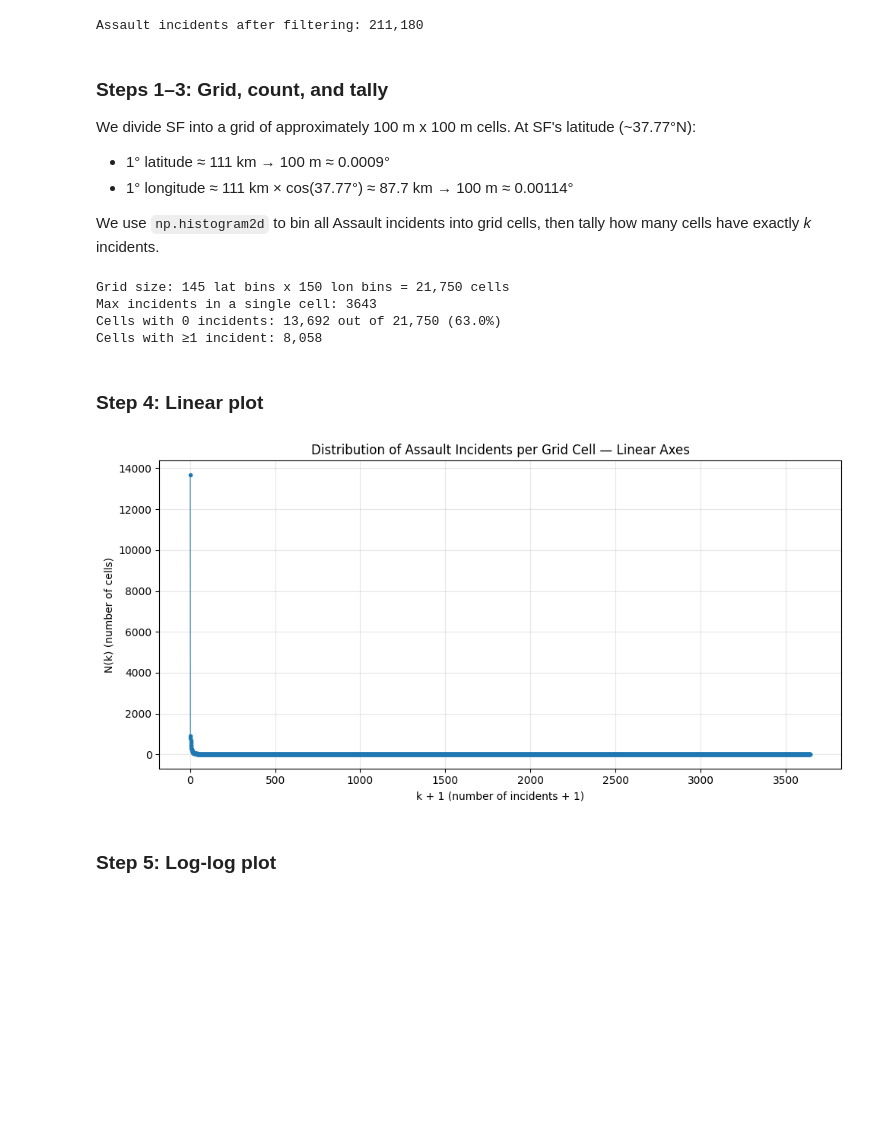
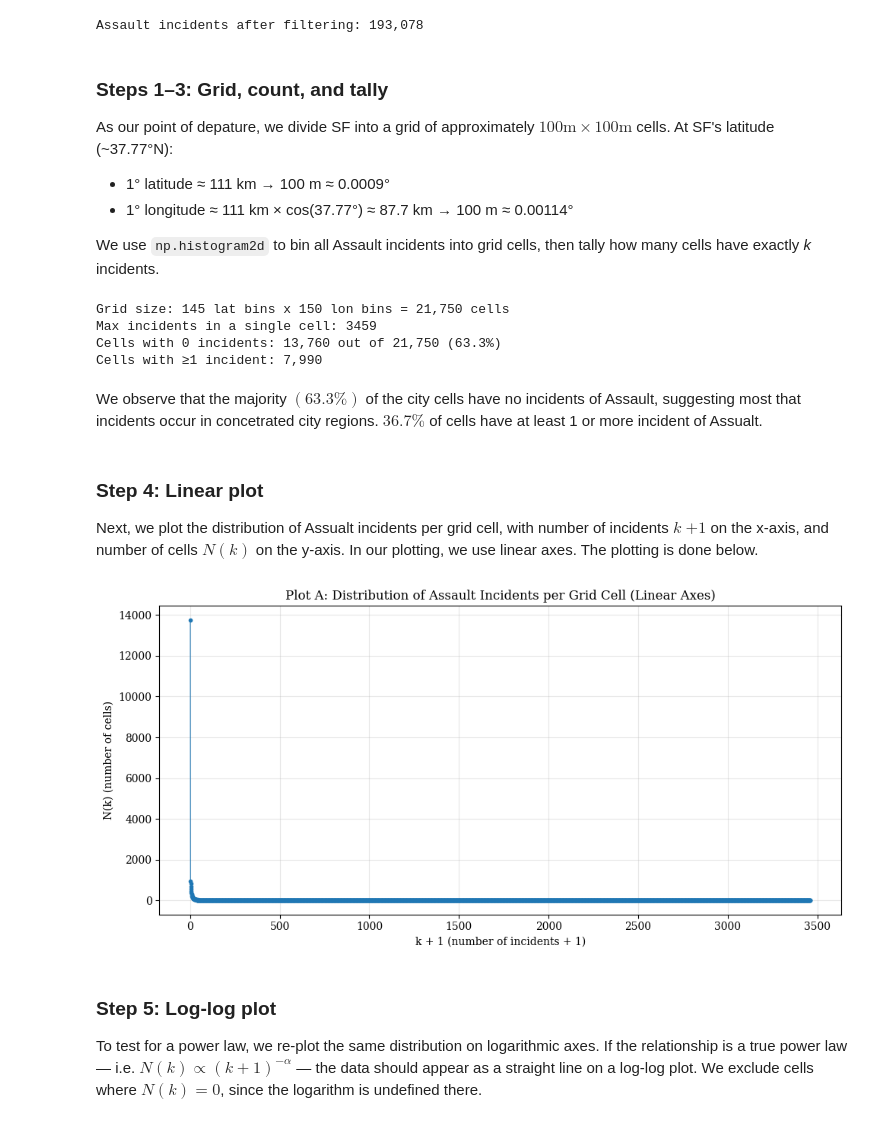
Before and after one commit to adamajane/social-data-analysis-and-visualization-02806-assignments, a Jupyter notebook: assignment_1/assignment_1_4_adam_part.ipynb, the cells around one changed output. Saved outputs shown, nothing was run; the diff lists cells and outputs as text; code cells hidden in the pictures; blank space fills up the shorter version.

```diff
--- a/assignment_1/assignment_1_4_adam_part.ipynb
+++ b/assignment_1/assignment_1_4_adam_part.ipynb
@@ -8,8 +8,10 @@ We use **Assault** — our most common Personal Focus Crime by total incident co
 import pandas as pd
 import numpy as np
 import matplotlib.pyplot as plt
+plt.rcParams["font.family"] = "Dejavu Serif"
 
-# Load data — only columns we need
+
+# Load data (only the columns we need)
 data = pd.read_csv('../data/sf_crime_merged_focus_2003_2025.csv',
                     usecols=['Focus Crime', 'Latitude', 'Longitude'])
 
@@ -28,11 +30,11 @@ assault = assault[
 
 print(f"Assault incidents after filtering: {len(assault):,}")
 # %% [output]
-Assault incidents after filtering: 211,180
+Assault incidents after filtering: 193,078
 # %% [markdown]
 ### Steps 1–3: Grid, count, and tally
 
-We divide SF into a grid of approximately 100 m x 100 m cells. At SF's latitude (~37.77°N):
+As our point of depature, we divide SF into a grid of approximately $100\mathrm{m} \times 100\mathrm{m}$ cells. At SF's latitude (~37.77°N):
 - 1° latitude ≈ 111 km → 100 m ≈ 0.0009°
 - 1° longitude ≈ 111 km × cos(37.77°) ≈ 87.7 km → 100 m ≈ 0.00114°
 
@@ -45,14 +47,16 @@ deg_per_100m_lon = 0.00114
 n_lat_bins = int(np.ceil((lat_max - lat_min) / deg_per_100m_lat))
 n_lon_bins = int(np.ceil((lon_max - lon_min) / deg_per_100m_lon))
 
-print(f"Grid size: {n_lat_bins} lat bins x {n_lon_bins} lon bins = {n_lat_bins * n_lon_bins:,} cells")
+print(
+    f"Grid size: {n_lat_bins} lat bins x {n_lon_bins} lon bins = {n_lat_bins * n_lon_bins:,} cells"
+)
 
 # Step 2: Count incidents per cell
 counts_2d, lat_edges, lon_edges = np.histogram2d(
-    assault['Latitude'].values,
-    assault['Longitude'].values,
+    assault["Latitude"].values,
+    assault["Longitude"].values,
     bins=[n_lat_bins, n_lon_bins],
-    range=[[lat_min, lat_max], [lon_min, lon_max]]
+    range=[[lat_min, lat_max], [lon_min, lon_max]],
 )
 
 # Step 3: Tally the distribution — N(k) = number of cells with exactly k incidents
@@ -61,29 +65,37 @@ N_k = np.bincount(cell_counts)  # N_k[k] = number of cells with exactly k incide
 k_values = np.arange(len(N_k))
 
 print(f"Max incidents in a single cell: {cell_counts.max()}")
-print(f"Cells with 0 incidents: {N_k[0]:,} out of {len(cell_counts):,} ({N_k[0]/len(cell_counts)*100:.1f}%)")
+print(
+    f"Cells with 0 incidents: {N_k[0]:,} out of {len(cell_counts):,} ({N_k[0]/len(cell_counts)*100:.1f}%)"
+)
 print(f"Cells with ≥1 incident: {(cell_counts > 0).sum():,}")
 # %% [output]
 Grid size: 145 lat bins x 150 lon bins = 21,750 cells
-Max incidents in a single cell: 3643
-Cells with 0 incidents: 13,692 out of 21,750 (63.0%)
-Cells with ≥1 incident: 8,058
+Max incidents in a single cell: 3459
+Cells with 0 incidents: 13,760 out of 21,750 (63.3%)
+Cells with ≥1 incident: 7,990
+# %% [markdown]
+We observe that the majority $(63.3\%)$ of the city cells have no incidents of Assault, suggesting most that incidents occur in concetrated city regions. $36.7\%$ of cells have at least 1 or more incident of Assualt.
 # %% [markdown]
 ### Step 4: Linear plot
+
+Next, we plot the distribution of Assualt incidents per grid cell, with number of incidents $k$ $+ 1$ on the x-axis, and number of cells $N(k)$ on the y-axis. In our plotting, we use linear axes. The plotting is done below.
 # %%
 # Step 4: Plot (k+1) vs N(k) on linear axes
 fig, ax = plt.subplots(figsize=(10, 5))
-ax.plot(k_values + 1, N_k, 'o-', markersize=3, linewidth=0.8)
-ax.set_xlabel('k + 1 (number of incidents + 1)')
-ax.set_ylabel('N(k) (number of cells)')
-ax.set_title('Distribution of Assault Incidents per Grid Cell — Linear Axes')
+ax.plot(k_values + 1, N_k, "o-", markersize=3, linewidth=0.8)
+ax.set_xlabel("k + 1 (number of incidents + 1)")
+ax.set_ylabel("N(k) (number of cells)")
+ax.set_title("Plot A: Distribution of Assault Incidents per Grid Cell (Linear Axes)")
 ax.grid(alpha=0.3)
 plt.tight_layout()
 plt.show()
 # %% [output]
-[figure, old version]
+[figure, new version]
 # %% [markdown]
 ### Step 5: Log-log plot
+
+To test for a power law, we re-plot the same distribution on logarithmic axes. If the relationship is a true power law — i.e. $N(k) \propto (k+1)^{-\alpha}$ — the data should appear as a straight line on a log-log plot. We exclude cells where $N(k) = 0$, since the logarithm is undefined there.
 # %%
 # Step 5: Plot (k+1) vs N(k) on log-log axes
 # Filter out k values where N(k) == 0 (can't plot log of 0)
```
Also changed, not shown: parts of 5 cells of this notebook.
